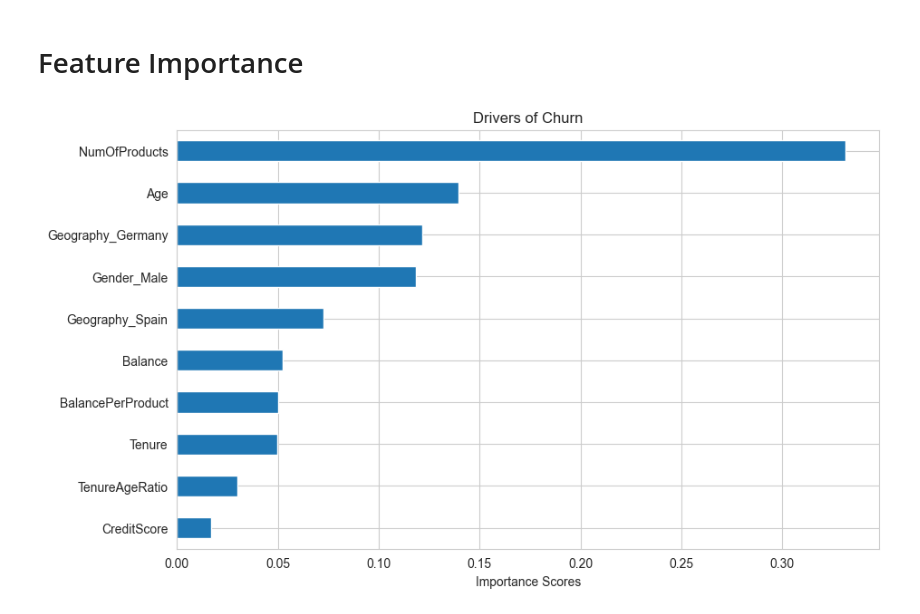
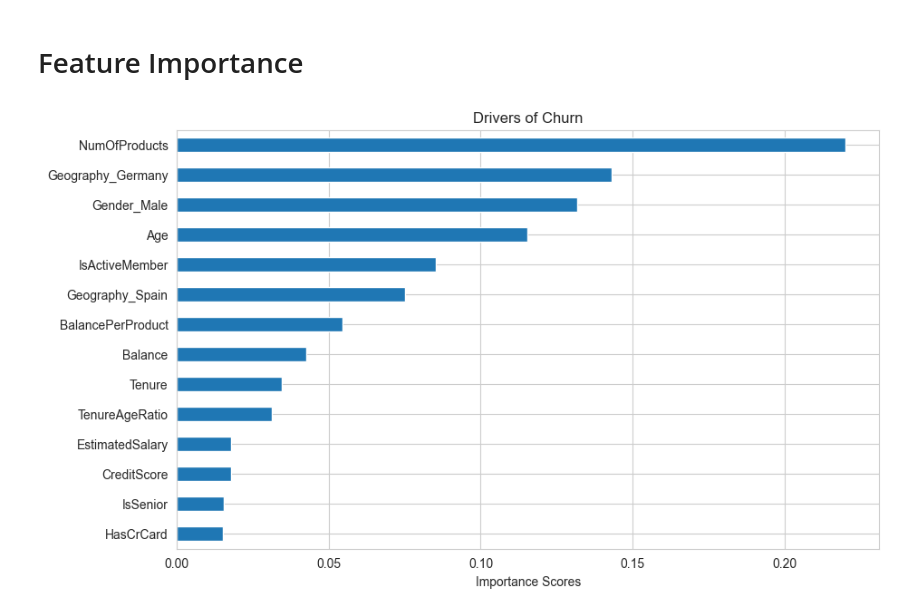
Before and after one commit to dassus98/banking_churn, a Jupyter notebook: banking-churn.ipynb, the cells around one changed output. Drawn from its saved outputs; the diff is of its cells as text; code cells hidden in the pictures.

```diff
--- a/banking-churn.ipynb
+++ b/banking-churn.ipynb
@@ -93,8 +91,8 @@ class FeatureEngineer(BaseEstimator, TransformerMixin):
 
 # Defining lists of columns
 numeric_features = [
-    'CreditScore', 'Age', 'Tenure', 'Balance', 'NumOfProducts', 'EstimatedSalary',
-    'BalancePerProduct', 'TenureAgeRatio'
+    'CreditScore', 'Age', 'Tenure', 'Balance', 'NumOfProducts', 'HasCrCard',
+    'IsActiveMember', 'EstimatedSalary', 'BalancePerProduct', 'TenureAgeRatio', 'IsSenior'
 ]
 
 categorical_features = [
@@ -294,22 +286,21 @@ print('Starting Bayesian Optimization for XGBoost...')
 
 # Defining the search space
 search_spaces = {
-    'classifier__n_estimators': Integer(100, 500),
-    'classifier__learning_rate': Real(0.01, 0.3, prior = 'log-uniform'),
-    'classifier__max_depth': Integer(3, 15),
-    'classifier__min_child_weight': Integer(1, 10),
-    'classifier__gamma': Real(0, 0.5),
-    'classifier__subsample': Real(0.6, 1.0),
-    'classifier__colsample_bytree': Real(0.6, 1.0),
-    'classifier__scale_pos_weight': Real(1, 10)
+    'classifier__learning_rate': Real(0.01, 0.1, prior = 'log-uniform'),
+    'classifier__max_depth': Integer(3, 5),
+    'classifier__min_child_weight': Integer(5, 10),
+    'classifier__gamma': Real(1, 5),
+    'classifier__subsample': Real(0.6, 0.8),
+    'classifier__colsample_bytree': Real(0.5, 0.8),
+    'classifier__scale_pos_weight': Real(2, 5)
 }
 
 # Creating search object
 opt = BayesSearchCV(
     estimator = model_pipeline,
     search_spaces = search_spaces,
-    n_iter = 30,
-    cv = 3,
+    n_iter = 50,
+    cv = 5,
     n_jobs = -1,
     random_state = RANDOM_SEED,
     scoring = 'roc_auc',
@@ -376,16 +371,16 @@ weighted avg       0.84      0.83      0.83      2000
 # %%
 # Extracting feature names from One-Hot Encoder values
 feature_names = (numeric_features + list(best_model.named_steps['preprocessor'].named_transformers_['cat'].get_feature_names_out(categorical_features)))
 
 # Extracting feature importances from XGBoost model
 importances = best_model.named_steps['classifier'].feature_importances_
 
 # Graph
 plt.figure(figsize = (10, 6))
 feat_importances = pd.Series(importances, index = feature_names)
-feat_importances.nlargest(10).plot(kind = 'barh').invert_yaxis()
+feat_importances.nlargest(15).plot(kind = 'barh').invert_yaxis()
 plt.title('Drivers of Churn')
 plt.xlabel('Importance Scores')
 plt.show()
 # %% [output]
-[figure, old version]
+[figure, new version]
```
Also changed, not shown: parts of 16 cells of this notebook.
